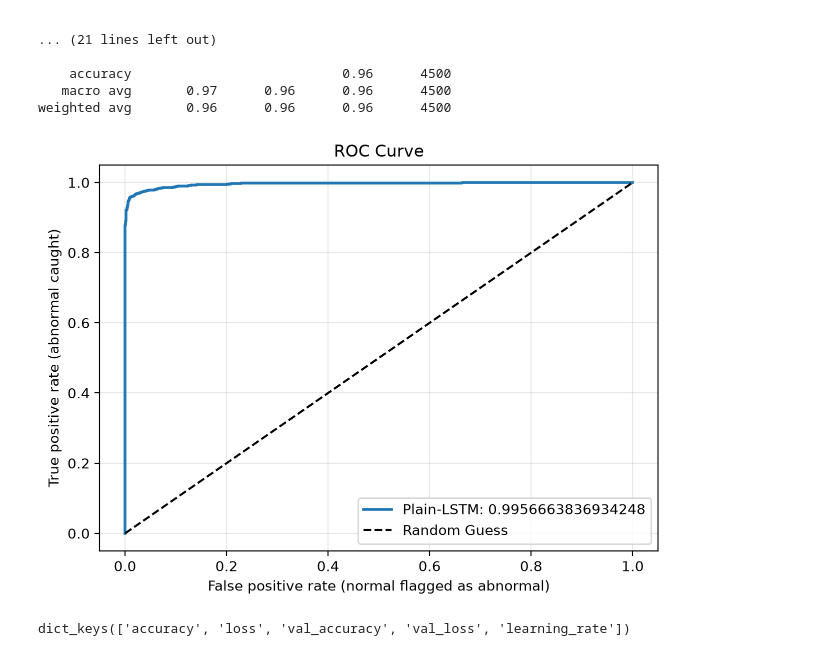
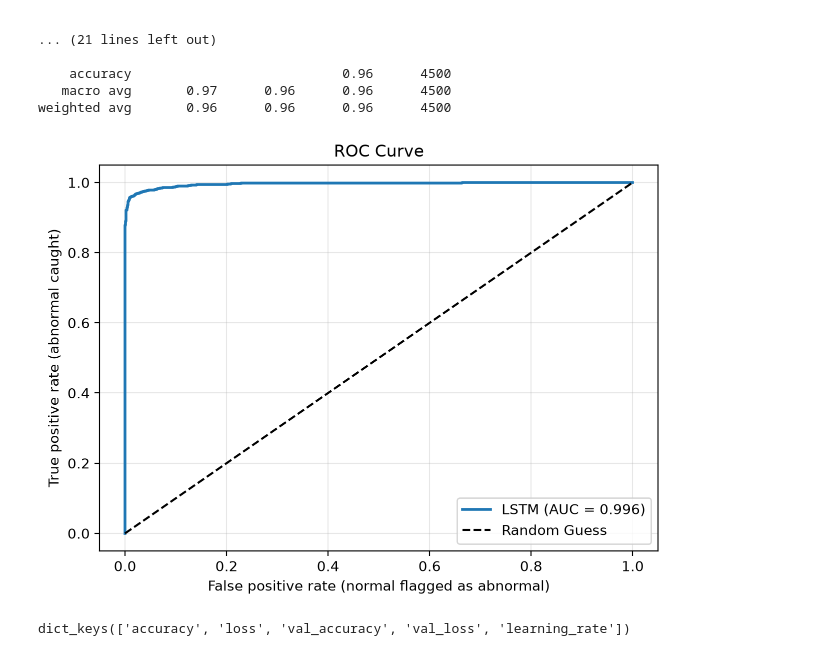
Before and after one commit to YugamdeepGoyal/ecg_data, a Jupyter notebook: model_plain_lstm.ipynb, the cells around one changed output. Drawn from its saved outputs; the diff is of its cells as text; code cells hidden in the pictures.

Commit message:
Fix ROC legends

```diff
--- a/model_plain_lstm.ipynb
+++ b/model_plain_lstm.ipynb
@@ -202,18 +202,18 @@ Classification Report:
 weighted avg       0.96      0.96      0.96      4500
 # %%
 fpr, tpr, thresholds = roc_curve(y_test, y_prob)
-plt.plot(fpr, tpr, linewidth=2, label=f"Plain-LSTM: {roc_auc_score(y_test, y_prob)}")
+plt.plot(fpr, tpr, linewidth=2, label=f"LSTM (AUC = {roc_auc_score(y_test, y_prob):.3f})")
 plt.plot([0, 1], [0, 1], "k--", label="Random Guess")
 plt.xlabel("False positive rate (normal flagged as abnormal)")
 plt.ylabel("True positive rate (abnormal caught)")
 plt.title("ROC Curve")
 plt.legend(loc="lower right")
 plt.grid(alpha=0.3)
 plt.tight_layout()
 plt.savefig("images/roc_auc_curve_plain_lstm.png")
 plt.show()
 # %% [output]
-[figure, old version]
+[figure, new version]
 # %%
 print(history.history.keys())
 # %% [output]
```
Also changed, not shown: parts of 3 cells of this notebook, 6 other files.
